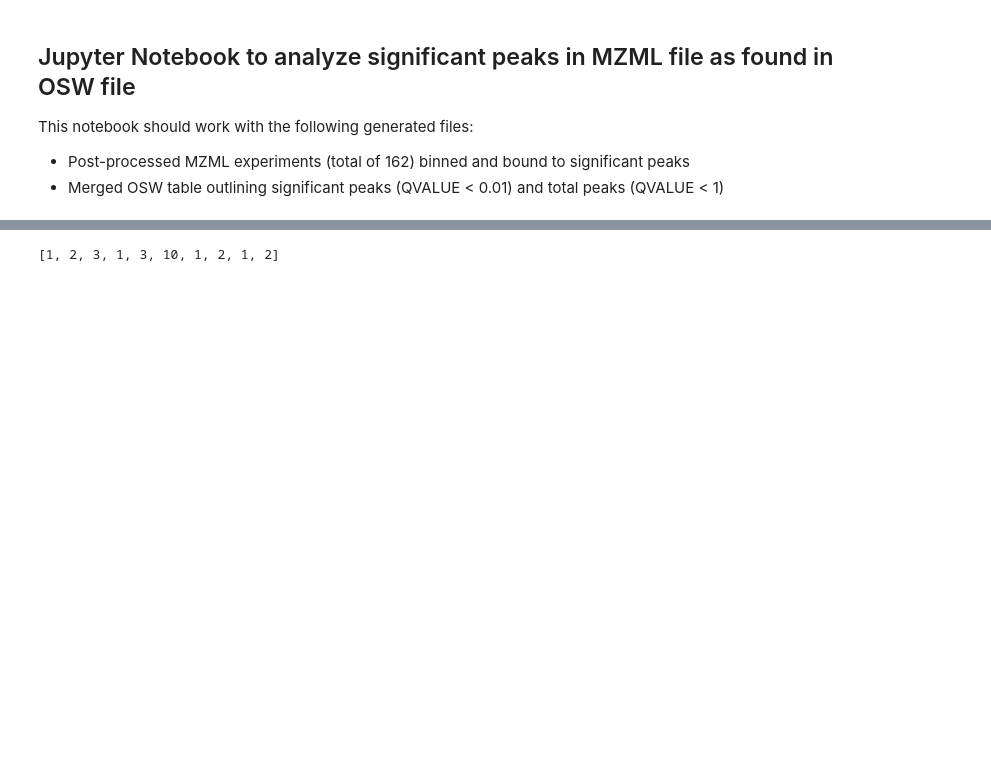
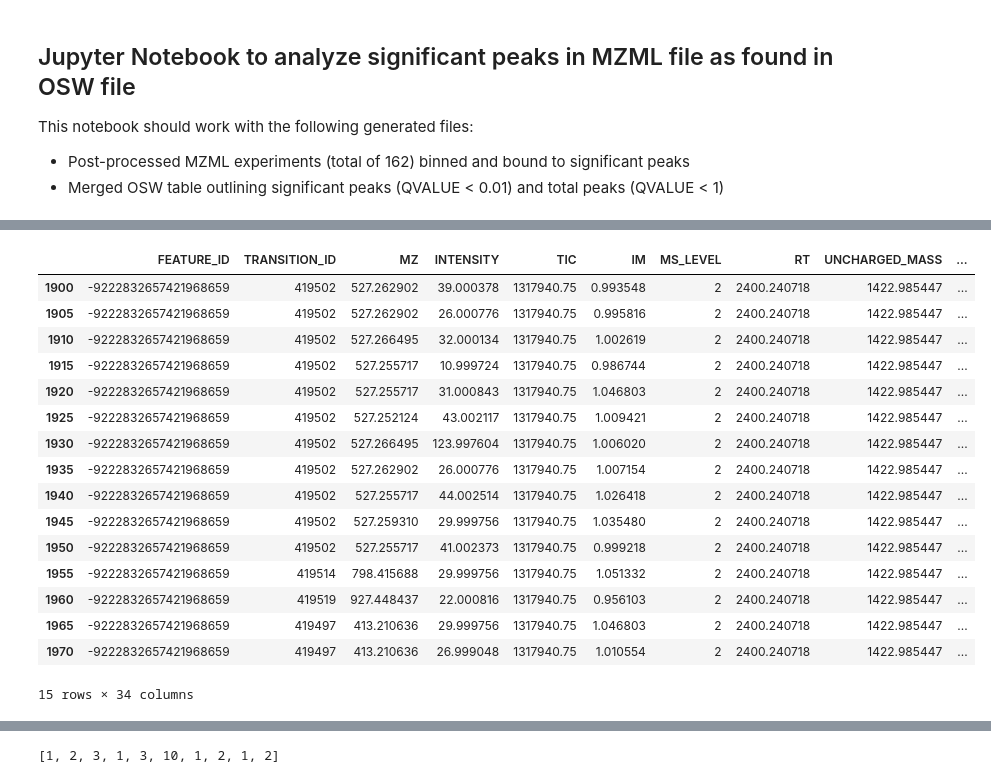
Before and after one commit to irahorecka/roest-ms, a Jupyter notebook: sig-peak-dia.ipynb, the cells around one changed output, grey strips where cells are left out. Saved outputs shown, nothing was run; the diff lists cells and outputs as text; code cells hidden in the pictures; blank space fills up the shorter version.

```diff
--- a/sig-peak-dia.ipynb
+++ b/sig-peak-dia.ipynb
@@ -47,3 +62,27 @@ merged_df = mzml_1_162_df.merge(sig_qvalue_osw_df, on="FEATURE_ID")
+# %%
+# Select features within window
+window_rt_df = merged_df[
+    (merged_df["LEFT_WIDTH"] <= 2400.240718) & (merged_df["RIGHT_WIDTH"] >= 2400.240718)
+]
+window_rt_df.head(15)
+# %% [output]
+|  | FEATURE_ID | TRANSITION_ID | MZ | INTENSITY | TIC | IM | MS_LEVEL | RT | UNCHARGED_MASS | ... |
+| 1900 | -9222832657421968659 | 419502 | 527.262902 | 39.000378 | 1317940.75 | 0.993548 | 2 | 2400.240718 | 1422.985447 | ... |
+| 1905 | -9222832657421968659 | 419502 | 527.262902 | 26.000776 | 1317940.75 | 0.995816 | 2 | 2400.240718 | 1422.985447 | ... |
+| 1910 | -9222832657421968659 | 419502 | 527.266495 | 32.000134 | 1317940.75 | 1.002619 | 2 | 2400.240718 | 1422.985447 | ... |
+| 1915 | -9222832657421968659 | 419502 | 527.255717 | 10.999724 | 1317940.75 | 0.986744 | 2 | 2400.240718 | 1422.985447 | ... |
+| 1920 | -9222832657421968659 | 419502 | 527.255717 | 31.000843 | 1317940.75 | 1.046803 | 2 | 2400.240718 | 1422.985447 | ... |
+| 1925 | -9222832657421968659 | 419502 | 527.252124 | 43.002117 | 1317940.75 | 1.009421 | 2 | 2400.240718 | 1422.985447 | ... |
+| 1930 | -9222832657421968659 | 419502 | 527.266495 | 123.997604 | 1317940.75 | 1.006020 | 2 | 2400.240718 | 1422.985447 | ... |
+| 1935 | -9222832657421968659 | 419502 | 527.262902 | 26.000776 | 1317940.75 | 1.007154 | 2 | 2400.240718 | 1422.985447 | ... |
+| 1940 | -9222832657421968659 | 419502 | 527.255717 | 44.002514 | 1317940.75 | 1.026418 | 2 | 2400.240718 | 1422.985447 | ... |
+| 1945 | -9222832657421968659 | 419502 | 527.259310 | 29.999756 | 1317940.75 | 1.035480 | 2 | 2400.240718 | 1422.985447 | ... |
+| 1950 | -9222832657421968659 | 419502 | 527.255717 | 41.002373 | 1317940.75 | 0.999218 | 2 | 2400.240718 | 1422.985447 | ... |
+| 1955 | -9222832657421968659 | 419514 | 798.415688 | 29.999756 | 1317940.75 | 1.051332 | 2 | 2400.240718 | 1422.985447 | ... |
+| 1960 | -9222832657421968659 | 419519 | 927.448437 | 22.000816 | 1317940.75 | 0.956103 | 2 | 2400.240718 | 1422.985447 | ... |
+| 1965 | -9222832657421968659 | 419497 | 413.210636 | 29.999756 | 1317940.75 | 1.046803 | 2 | 2400.240718 | 1422.985447 | ... |
+| 1970 | -9222832657421968659 | 419497 | 413.210636 | 26.999048 | 1317940.75 | 1.010554 | 2 | 2400.240718 | 1422.985447 | ... |
+15 rows × 34 columns
 # %%
 # Demo block - check which columns to keep
 cols = list(merged_df)
```
Also changed, not shown: parts of 13 cells of this notebook, 2 other files.
